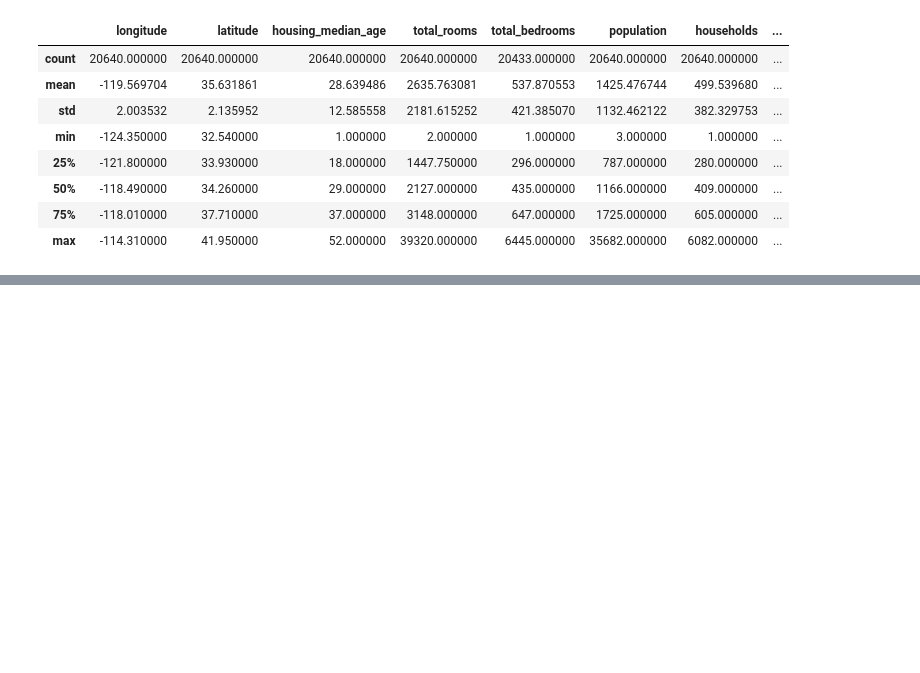
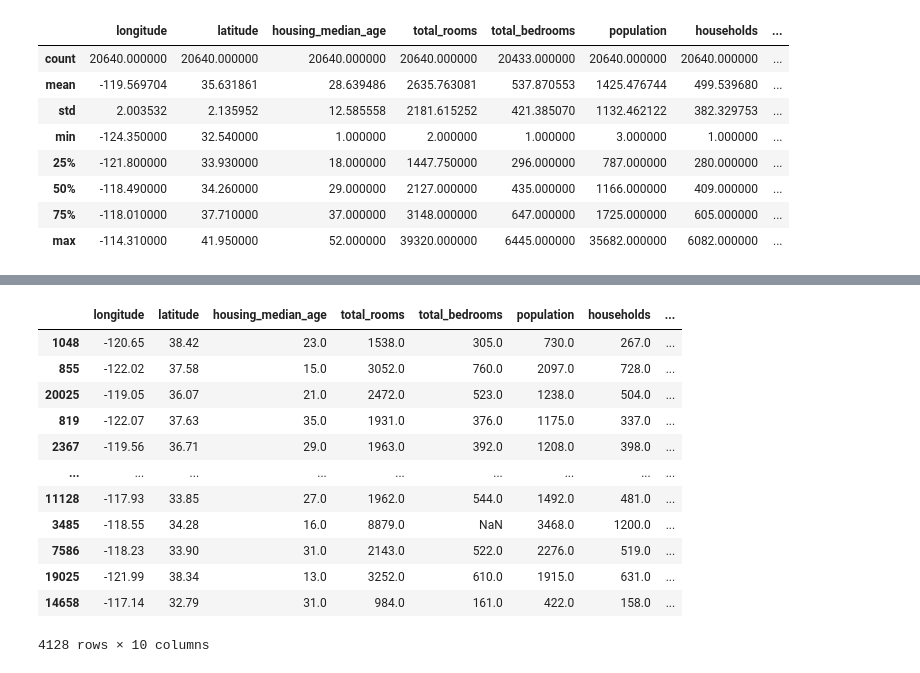
Before and after one commit to Yousefess/ML-DL, a Jupyter notebook: 02 Machine Learning with Project/01 end-to-end Regression/Regression.ipynb, the cells around one changed output, grey strips where cells are left out. Cells and saved outputs as stored; diff of their text form; code cells hidden in the pictures; blank space fills up the shorter version.

```diff
--- a/02 Machine Learning with Project/01 end-to-end Regression/Regression.ipynb
+++ b/02 Machine Learning with Project/01 end-to-end Regression/Regression.ipynb
@@ -62,0 +106,16 @@ df.describe()
+# %%
+test_set
+# %% [output]
+|  | longitude | latitude | housing_median_age | total_rooms | total_bedrooms | population | households | ... |
+| 1048 | -120.65 | 38.42 | 23.0 | 1538.0 | 305.0 | 730.0 | 267.0 | ... |
+| 855 | -122.02 | 37.58 | 15.0 | 3052.0 | 760.0 | 2097.0 | 728.0 | ... |
+| 20025 | -119.05 | 36.07 | 21.0 | 2472.0 | 523.0 | 1238.0 | 504.0 | ... |
+| 819 | -122.07 | 37.63 | 35.0 | 1931.0 | 376.0 | 1175.0 | 337.0 | ... |
+| 2367 | -119.56 | 36.71 | 29.0 | 1963.0 | 392.0 | 1208.0 | 398.0 | ... |
+| ... | ... | ... | ... | ... | ... | ... | ... | ... |
+| 11128 | -117.93 | 33.85 | 27.0 | 1962.0 | 544.0 | 1492.0 | 481.0 | ... |
+| 3485 | -118.55 | 34.28 | 16.0 | 8879.0 | NaN | 3468.0 | 1200.0 | ... |
+| 7586 | -118.23 | 33.90 | 31.0 | 2143.0 | 522.0 | 2276.0 | 519.0 | ... |
+| 19025 | -121.99 | 38.34 | 13.0 | 3252.0 | 610.0 | 1915.0 | 631.0 | ... |
+| 14658 | -117.14 | 32.79 | 31.0 | 984.0 | 161.0 | 422.0 | 158.0 | ... |
+4128 rows × 10 columns
```
Also changed, not shown: parts of 14 cells of this notebook.
